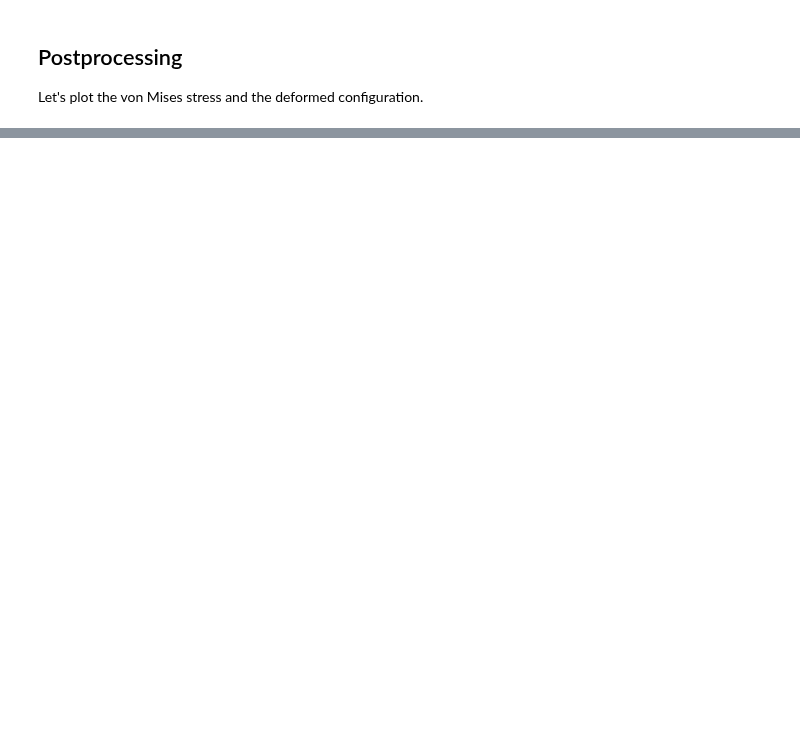
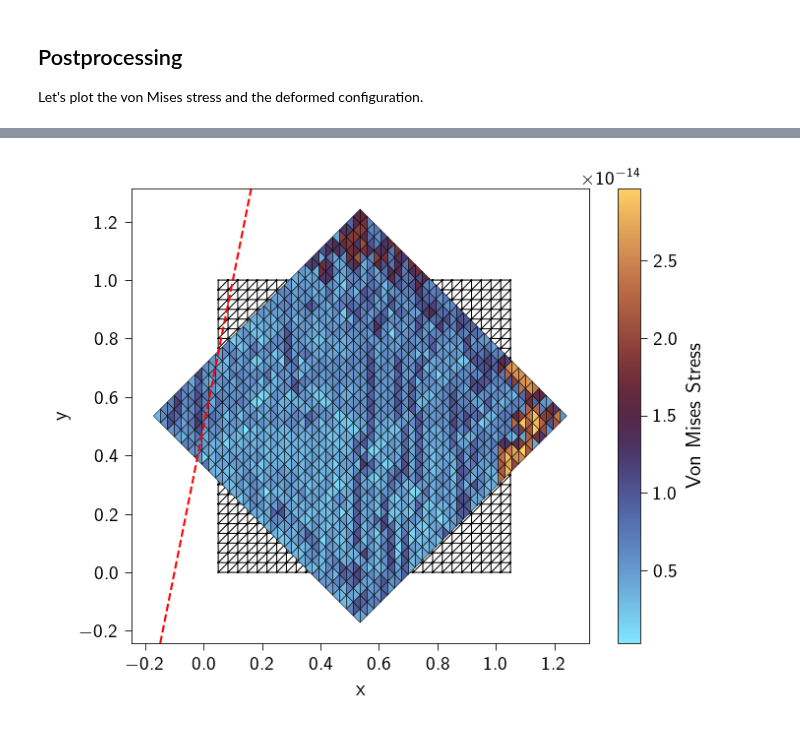
Before and after one commit to smec-ethz/tatva, a Jupyter notebook: examples/notebooks/contact_lm_geo_nl.ipynb, the cells around one changed output, grey strips where cells are left out. Cells and saved outputs as stored; diff of their text form; code cells hidden in the pictures; blank space fills up the shorter version.

```diff
--- a/examples/notebooks/contact_lm_geo_nl.ipynb
+++ b/examples/notebooks/contact_lm_geo_nl.ipynb
@@ -430,0 +405,64 @@ plot_displacement_and_stress(ax, u.u, mesh, stress_vm)
+# %%
+@auto_vmap(stress=2)
+def von_mises_stress(stress):
+    s_xx, s_yy = stress[0, 0], stress[1, 1]
+    s_xy = stress[0, 1]
+    return jnp.sqrt(s_xx**2 - s_xx * s_yy + s_yy**2 + 3 * s_xy**2)
+
+
+# squeeze to remove the quad point dimension (only 1 quad point)
+grad_u = op.grad(u).squeeze()
+strains = compute_strain(grad_u)
+stresses = compute_stress(strains, material)
+stress_vm = von_mises_stress(stresses)
+# %%
+from matplotlib.pyplot import xlabel
+from femsolver.plotting import STYLE_PATH
+from matplotlib.axes import Axes
+
+plt.style.use(STYLE_PATH)
+
+
+def plot_displacement_and_stress(
+    ax: Axes, u: Array, mesh: Mesh, stress: Array, scale=1.0
+) -> None:
+    coords, elements = mesh.coords, mesh.elements
+    displaced = coords + scale * u
+
+    ax.triplot(
+        coords[:, 0],
+        coords[:, 1],
+        elements,
+        color="black",
+        linewidth=0.5,
+    )
+    cb = ax.tripcolor(
+        displaced[:, 0],
+        displaced[:, 1],
+        elements,
+        facecolors=stress,
+        shading="flat",
+        cmap=cmc.managua_r,
+        edgecolors="black",
+    )
+    plt.colorbar(cb, label="Von Mises Stress")
+    ax.set(xlabel="x", ylabel="y")
+    ax.axis("equal")
+
+    # Plot the gap=0 contour (the contact surface)
+    xlim = ax.get_xlim()
+    ylim = ax.get_ylim()
+    x = jnp.linspace(*xlim, 100)
+    y = jnp.linspace(*ylim, 100)
+    X, Y = jnp.meshgrid(x, y)
+    pts = jnp.stack([X.ravel(), Y.ravel()], axis=-1)
+    G = gap(pts).reshape(X.shape)
+    ax.contour(X, Y, G, levels=[0], colors="red", linewidths=1, linestyles="--")
+
+
+fig = plt.figure(figsize=(5, 4))
+ax = fig.add_subplot(111)
+
+plot_displacement_and_stress(ax, u, mesh, stress_vm)
+# %% [output]
+[figure, added]
```
Also changed, not shown: parts of 10 cells of this notebook.
